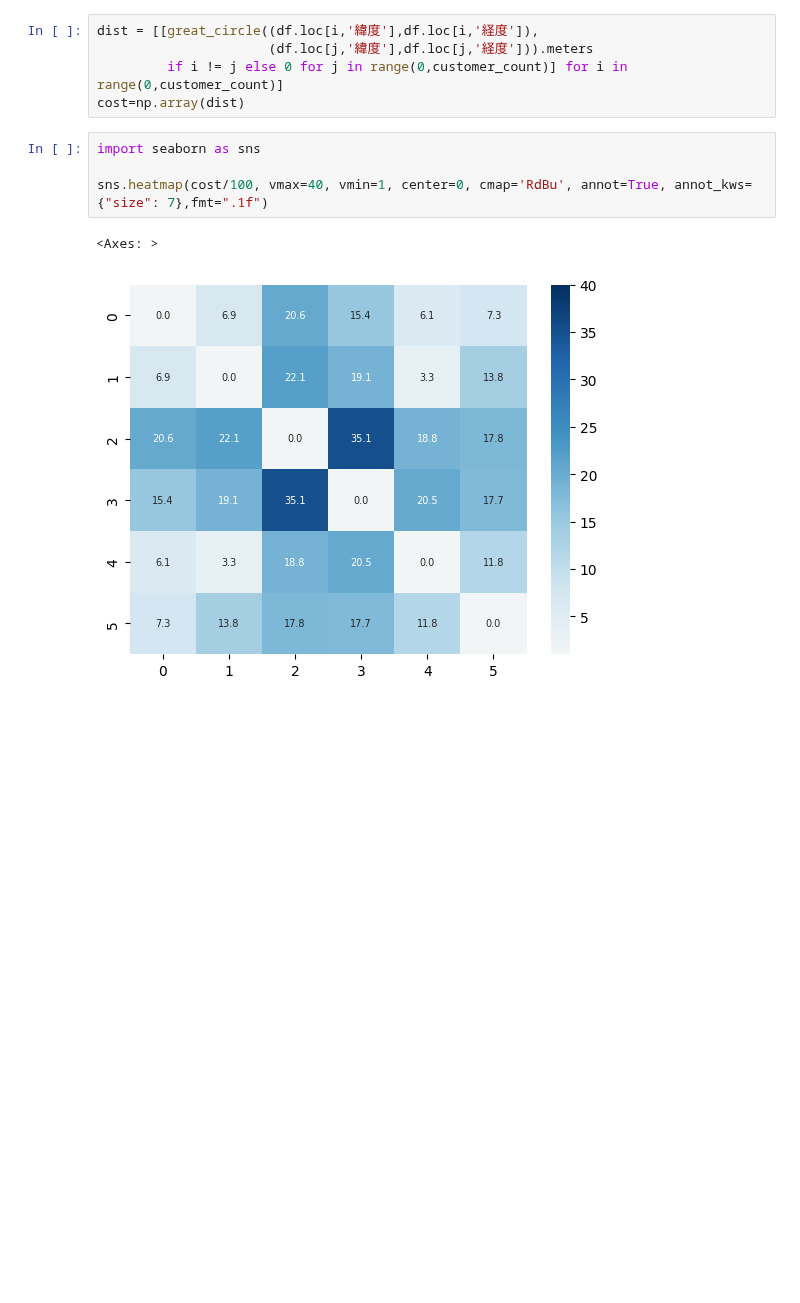
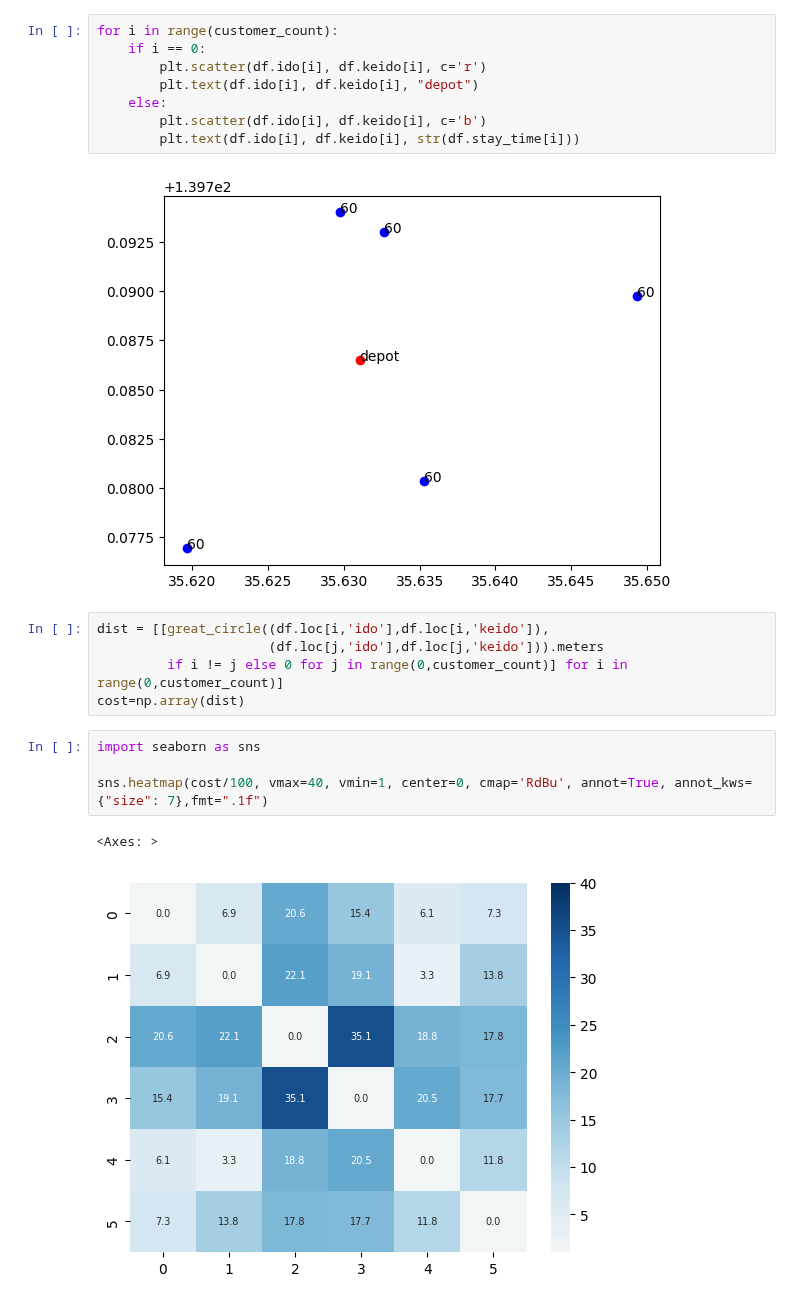
Before and after one commit to Yuki1005/Project2_Code_TripY, a Jupyter notebook: code_test.ipynb, the cells around one changed output. Cells and saved outputs as stored; diff of their text form; blank space fills up the shorter version.

```diff
--- a/code_test.ipynb
+++ b/code_test.ipynb
@@ -32,6 +34,16 @@ print(df)
+# %%
+for i in range(customer_count):
+    if i == 0:
+        plt.scatter(df.ido[i], df.keido[i], c='r')
+        plt.text(df.ido[i], df.keido[i], "depot")
+    else:
+        plt.scatter(df.ido[i], df.keido[i], c='b')
+        plt.text(df.ido[i], df.keido[i], str(df.stay_time[i]))
+# %% [output]
+[figure, added]
 # %%
-dist = [[great_circle((df.loc[i,'緯度'],df.loc[i,'経度']),
-                      (df.loc[j,'緯度'],df.loc[j,'経度'])).meters
+dist = [[great_circle((df.loc[i,'ido'],df.loc[i,'keido']),
+                      (df.loc[j,'ido'],df.loc[j,'keido'])).meters
          if i != j else 0 for j in range(0,customer_count)] for i in range(0,customer_count)]
 cost=np.array(dist)
 # %%
```
Also changed, not shown: parts of 4 cells of this notebook, 3 other files.
